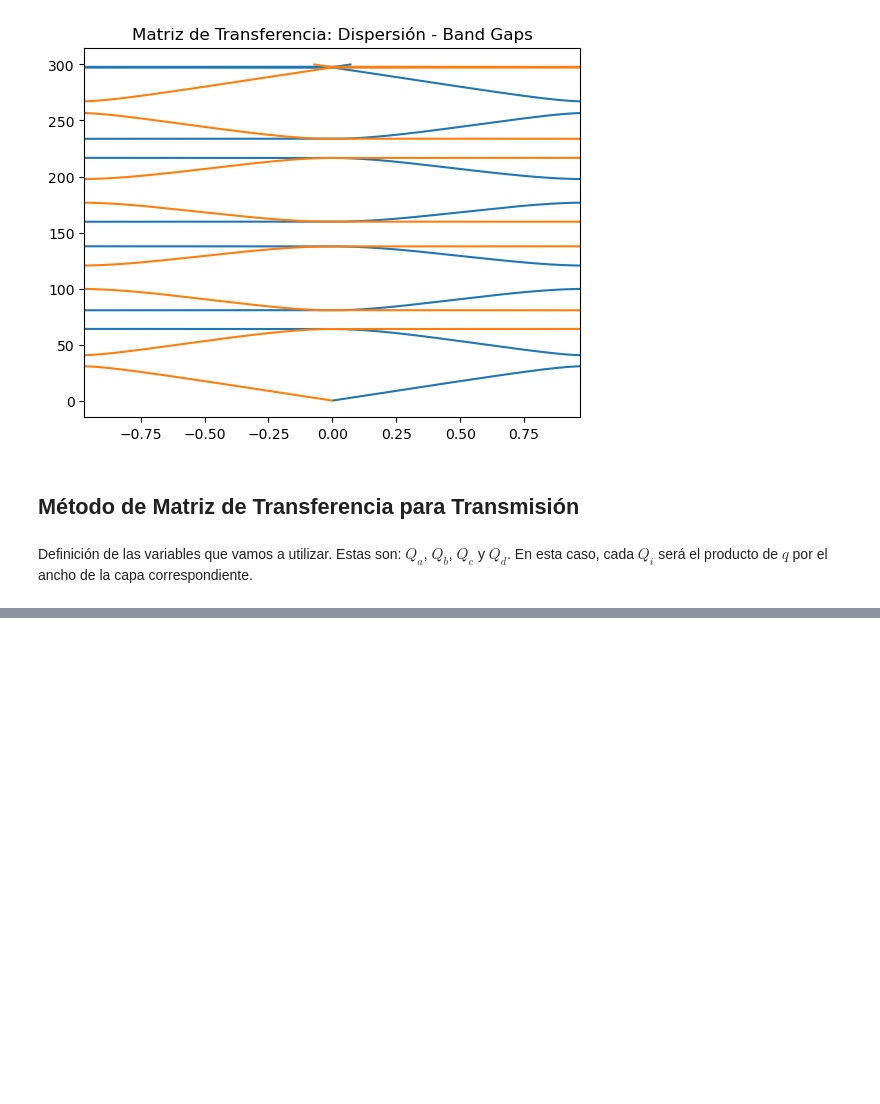
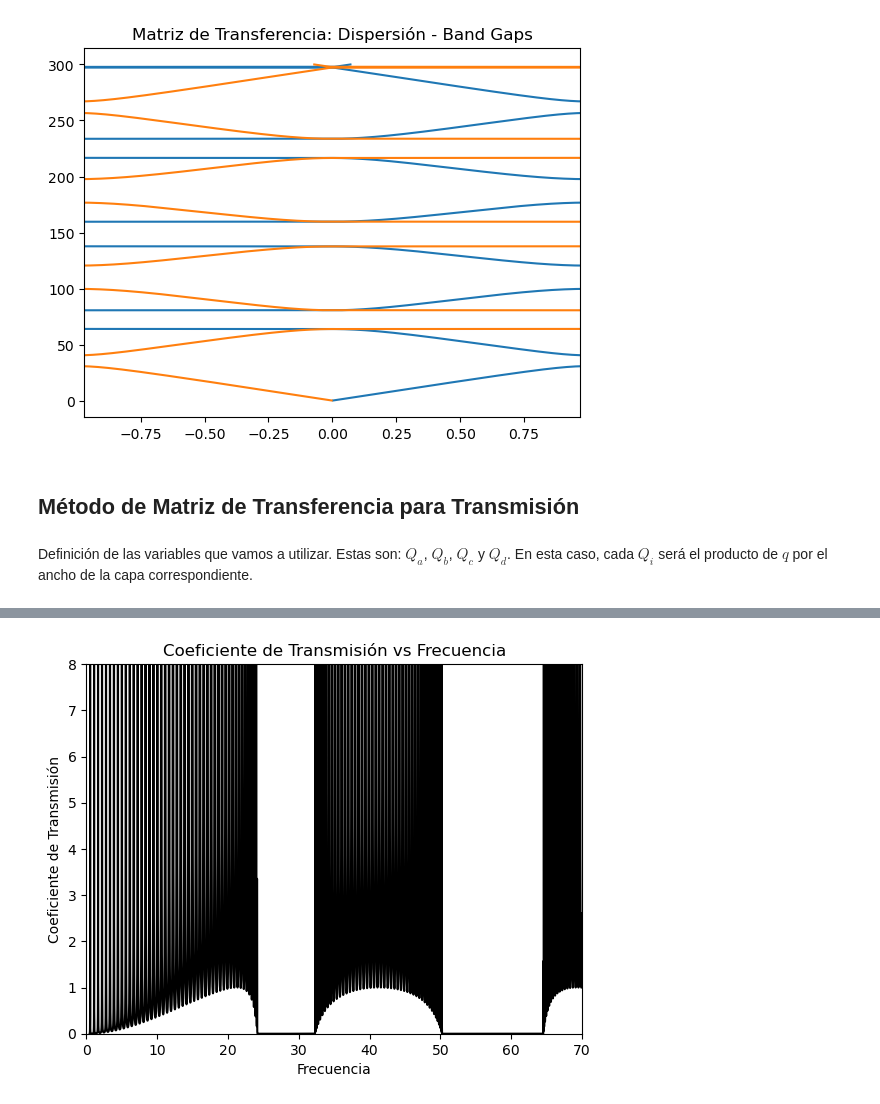
Before and after one commit to Jwpr-dpr/Tesis, a Jupyter notebook: CristalFotonico.ipynb, the cells around one changed output, grey strips where cells are left out. Cells and saved outputs as stored; diff of their text form; code cells hidden in the pictures; blank space fills up the shorter version.

Commit message:
Transimisón y reflexión al fin buenos

```diff
--- a/CristalFotonico.ipynb
+++ b/CristalFotonico.ipynb
@@ -79,14 +79,3 @@ Text(0.5, 1.0, 'Matriz de Transferencia: Dispersión - Band Gaps')
 # %% [markdown]
 Definición de las variables que vamos a utilizar. Estas son:
 $Q_a$, $Q_b$, $Q_c$ y $Q_d$. En esta caso, cada $Q_i$ será el producto de $q$ por el ancho de la capa correspondiente.
-# %%
-a = 5
-e_a = 13
-u_a = 1
-
-b = 2
-e_b = 1
-u_b = 1
-
-na = e_a * u_a
-nb = e_b * u_b
@@ -144,0 +82,80 @@ print(np.linalg.matrix_power(MP,50))
+# %%
+import numpy as np
+import matplotlib.pyplot as plt
+
+# Definición de las variables a usar
+# Capa a
+def xi(theta):
+    return np.cos(theta)
+
+a = 5
+epsilon_a = 13
+mu_a = 1
+
+# Capa b
+b = 2
+epsilon_b = 1
+mu_b = 1
+
+# Los siguientes representan los indices de refracción al cuadrado
+n_a = epsilon_a * mu_a
+n_b = epsilon_b * mu_b
+
+# Condiciones para la capa A
+def Q_a(nu, theta):
+    return (np.pi / 300) * nu * (a / 2) * np.sqrt(n_a - np.sin(theta)**2)
+
+def Ma(v,theta):
+    m = np.array([[np.cos(1*Q_a(v,theta)), u_a*a/(2 * Q_a(v,theta)) * np.sin(1 * Q_a(v,theta)) ],
+                  [-2 * Q_a(v,theta)/(u_a * a) * np.sin(Q_a(v,theta)) , np.cos(1*Q_a(v,theta))]])
+    return m
+# Condiciones para la capa B
+def Q_b(nu, theta):
+    return (np.pi / 300) * nu * (b / 2) * np.sqrt(n_b - np.sin(theta)**2)
+
+def Mb(v,theta):
+    m = np.array([[np.cos(1*Q_b(v,theta)), u_b * b/ (2 * Q_b(v,theta)) * np.sin(1 * Q_b(v,theta)) ],
+                  [-2 * Q_b(v,theta)/(u_b * b) * np.sin(Q_b(v,theta)) , np.cos(1*Q_b(v,theta))]])
+    return m
+# Establecimiento de las condiciones para asignar las matrices
+theta = 0 * np.pi / 12
+lista3 = []
+lista4 = []
+
+for nu in np.arange(0.5, 100, 0.01):
+    Maa = Ma(nu, theta)
+    Mbb = Mb(nu, theta)
+    MP = np.matmul(Mbb, Maa)  # Cambio aquí
+    MT = np.eye(2)  # Inicializar MT como la matriz identidad
+    for _ in range(50):  # Elevar MP a la potencia 50
+        MT = np.matmul(MT, MP)
+
+    # Cálculo del coeficiente de transmisión
+    tras = np.abs((2 * xi(theta)) / (xi(theta) * (MT[0, 0] + MT[1, 1]) - MT[1, 0] - xi(theta)**2 * MT[0, 1]))**2
+    refl = np.abs((xi(theta) * (-MT[1, 1] + MT[0, 0]) + MT[1, 0] - xi(theta)**2 * MT[0, 1]) /
+                  (xi(theta) * (MT[1, 1] + MT[0, 0]) - MT[1, 0] - xi(theta)**2 * MT[0, 1]))**2
+
+    lista3.append([nu, tras])
+    lista4.append([nu, refl])
+
+# Gráfico del coeficiente de transmisión
+plt.figure()
+plt.plot(*zip(*lista3), color='black', linestyle='-')
+plt.xlabel('Frecuencia')
+plt.ylabel('Coeficiente de Transmisión')
+plt.title('Coeficiente de Transmisión vs Frecuencia')
+plt.xlim([0,70])
+plt.ylim([0,8])
+plt.show()
+
+# Gráfico del coeficiente de reflexión
+plt.figure()
+plt.plot(*zip(*lista4), color='black', linestyle='-')
+plt.xlabel('Frecuencia')
+plt.ylabel('Coeficiente de Reflexión')
+plt.title('Coeficiente de Reflexión vs Frecuencia')
+plt.xlim([0,100])
+plt.ylim([0,150])
+plt.show()
+# %% [output]
+[figure, added]
```
Also changed, not shown: parts of 8 cells of this notebook.
